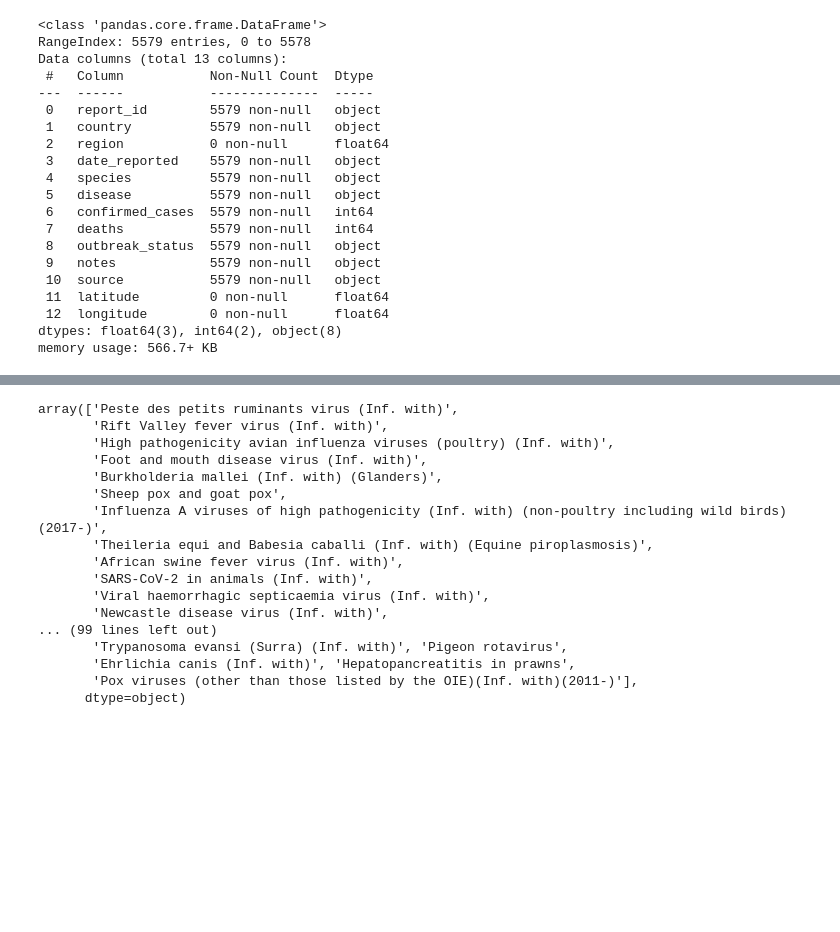
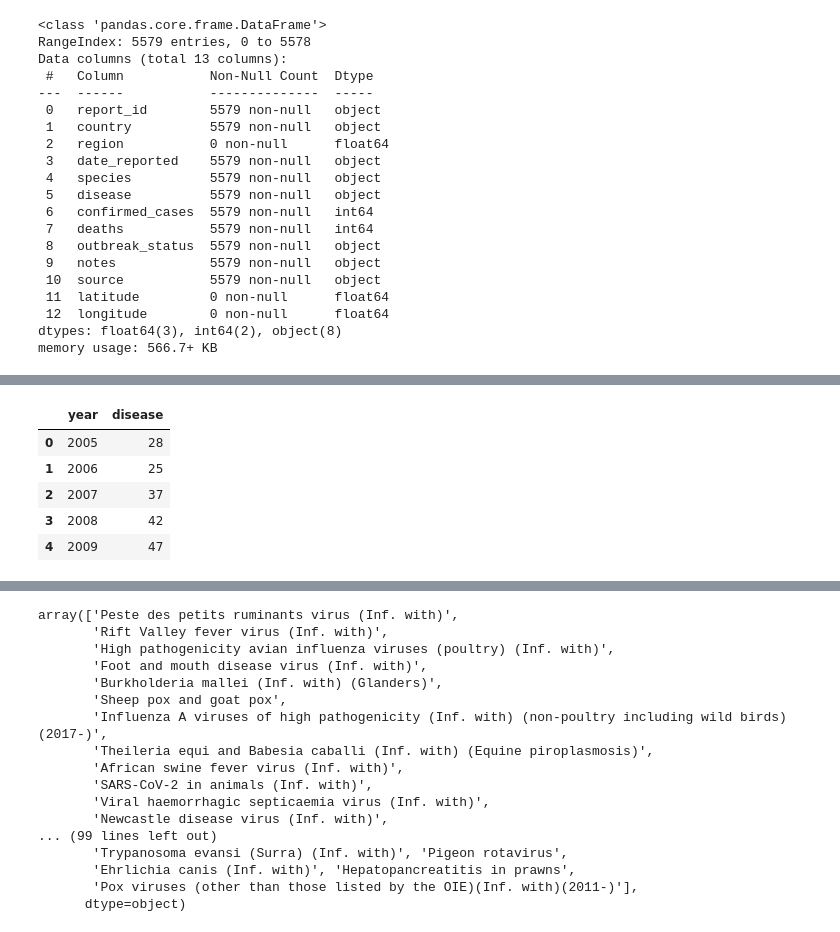
Before and after one commit to IfeoluwaRuth/EDA_Global_animal_health_incidents, a Jupyter notebook: EDA_Animal_health.ipynb, the cells around one changed output, grey strips where cells are left out. Cells and saved outputs as stored; diff of their text form; code cells hidden in the pictures; blank space fills up the shorter version.

```diff
--- a/EDA_Animal_health.ipynb
+++ b/EDA_Animal_health.ipynb
@@ -57,9 +99,17 @@ memory usage: 566.7+ KB
 # %%
 # Group by year and count the number of unique diseases
 df['date_reported'] = pd.to_datetime(df['date_reported'])
 df['year'] = df['date_reported'].dt.year
 disease_counts_by_year = df.groupby('year')['disease'].nunique()
 disease_counts_by_year = pd.DataFrame(disease_counts_by_year).reset_index()
+disease_counts_by_year.head()
+# %% [output]
+|  | year | disease |
+| 0 | 2005 | 28 |
+| 1 | 2006 | 25 |
+| 2 | 2007 | 37 |
+| 3 | 2008 | 42 |
+| 4 | 2009 | 47 |
 # %%
 plt.bar(disease_counts_by_year['year'], disease_counts_by_year['disease'])
 plt.xlabel('Date')
```
Also changed, not shown: parts of 6 cells of this notebook.
